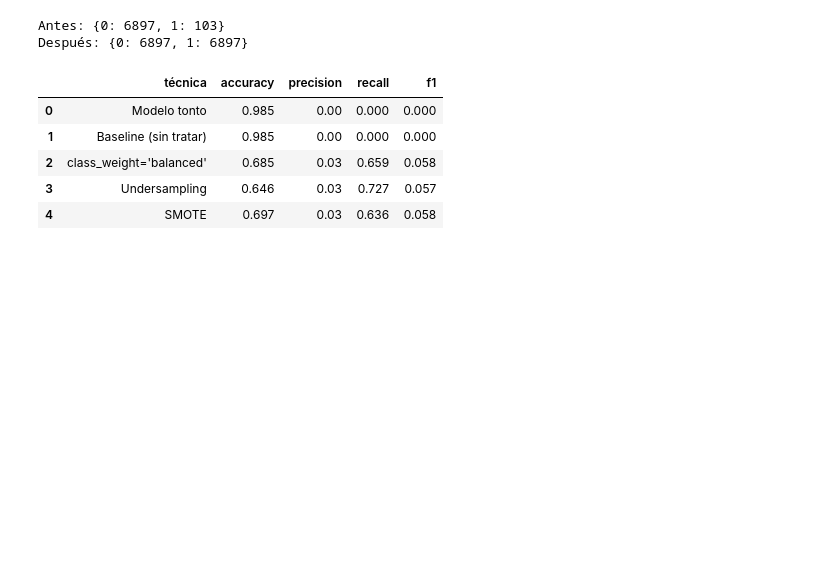
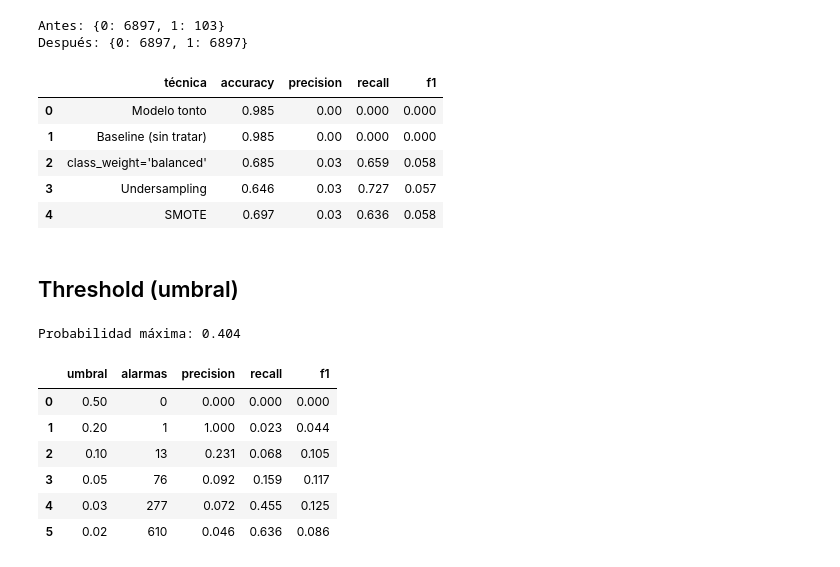
Before and after one commit to esrakesken/pildora-datos-desbalanceados, a Jupyter notebook: notebooks/01-demo.ipynb, the cells around one changed output. Cells and saved outputs as stored; diff of their text form; code cells hidden in the pictures; blank space fills up the shorter version.

Commit message:
feat: add threshold tuning technique

```diff
--- a/notebooks/01-demo.ipynb
+++ b/notebooks/01-demo.ipynb
@@ -119,3 +119,29 @@ Después: {0: 6897, 1: 6897}
 | 2 | class_weight='balanced' | 0.685 | 0.03 | 0.659 | 0.058 |
 | 3 | Undersampling | 0.646 | 0.03 | 0.727 | 0.057 |
 | 4 | SMOTE | 0.697 | 0.03 | 0.636 | 0.058 |
+# %% [markdown]
+## Threshold (umbral)
+# %%
+proba = modelo.predict_proba(X_test)[:, 1]   # probabilidad de "fraude" del modelo baseline
+print("Probabilidad máxima:", proba.max().round(3))
+
+filas = []
+for t in [0.5, 0.2, 0.1, 0.05, 0.03, 0.02]:
+    y_t = (proba >= t).astype(int)
+    filas.append({
+        "umbral": t,
+        "alarmas": y_t.sum(),
+        "precision": precision_score(y_test, y_t, zero_division=0),
+        "recall": recall_score(y_test, y_t),
+        "f1": f1_score(y_test, y_t),
+    })
+pd.DataFrame(filas).round(3)
+# %% [output]
+Probabilidad máxima: 0.404
+|  | umbral | alarmas | precision | recall | f1 |
+| 0 | 0.50 | 0 | 0.000 | 0.000 | 0.000 |
+| 1 | 0.20 | 1 | 1.000 | 0.023 | 0.044 |
+| 2 | 0.10 | 13 | 0.231 | 0.068 | 0.105 |
+| 3 | 0.05 | 76 | 0.092 | 0.159 | 0.117 |
+| 4 | 0.03 | 277 | 0.072 | 0.455 | 0.125 |
+| 5 | 0.02 | 610 | 0.046 | 0.636 | 0.086 |
```
Also changed, not shown: parts of 1 cell of this notebook.
